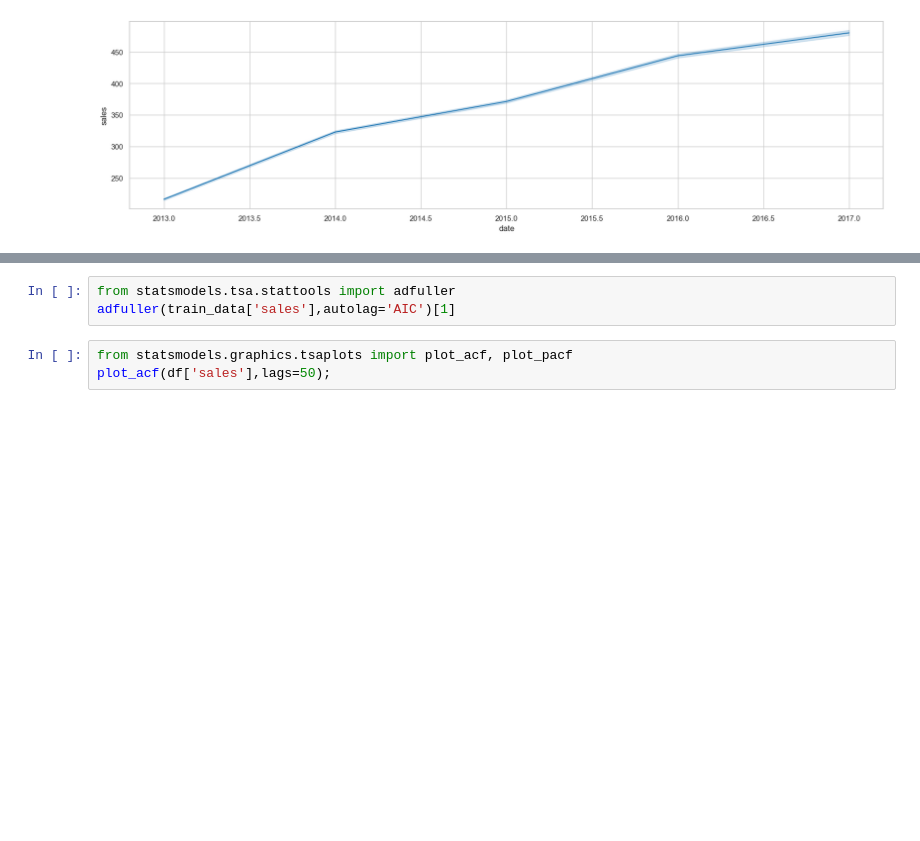
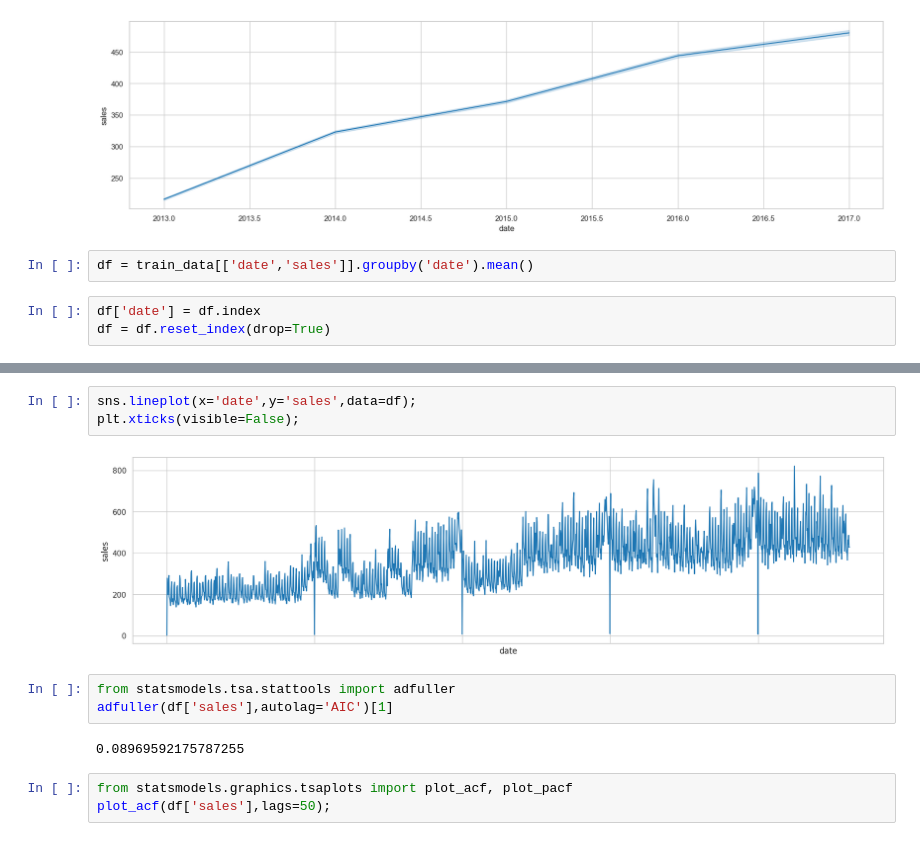
Before and after one commit to friskyspock/store-sales-time-series-forecasting, a Jupyter notebook: code.ipynb, the cells around one changed output, grey strips where cells are left out. Saved outputs shown, nothing was run; the diff lists cells and outputs as text; blank space fills up the shorter version.

```diff
--- a/code.ipynb
+++ b/code.ipynb
@@ -31,3 +31,8 @@ plt.xticks(rotation='vertical');
 sns.lineplot(x=train_data['date'].dt.year,y=train_data['sales']);
 # %% [output]
 [figure]
+# %%
+df = train_data[['date','sales']].groupby('date').mean()
+# %%
+df['date'] = df.index
+df = df.reset_index(drop=True)
@@ -34,6 +48,13 @@ sns.lineplot(x=train_data['date'].dt.year,y=train_data['sales']);
+# %%
+sns.lineplot(x='date',y='sales',data=df);
+plt.xticks(visible=False);
+# %% [output]
+[figure, added]
 # %%
 from statsmodels.tsa.stattools import adfuller
-adfuller(train_data['sales'],autolag='AIC')[1]
+adfuller(df['sales'],autolag='AIC')[1]
+# %% [output]
+0.08969592175787255
 # %%
 from statsmodels.graphics.tsaplots import plot_acf, plot_pacf
 plot_acf(df['sales'],lags=50);
```
Also changed, not shown: parts of 2 cells of this notebook.
